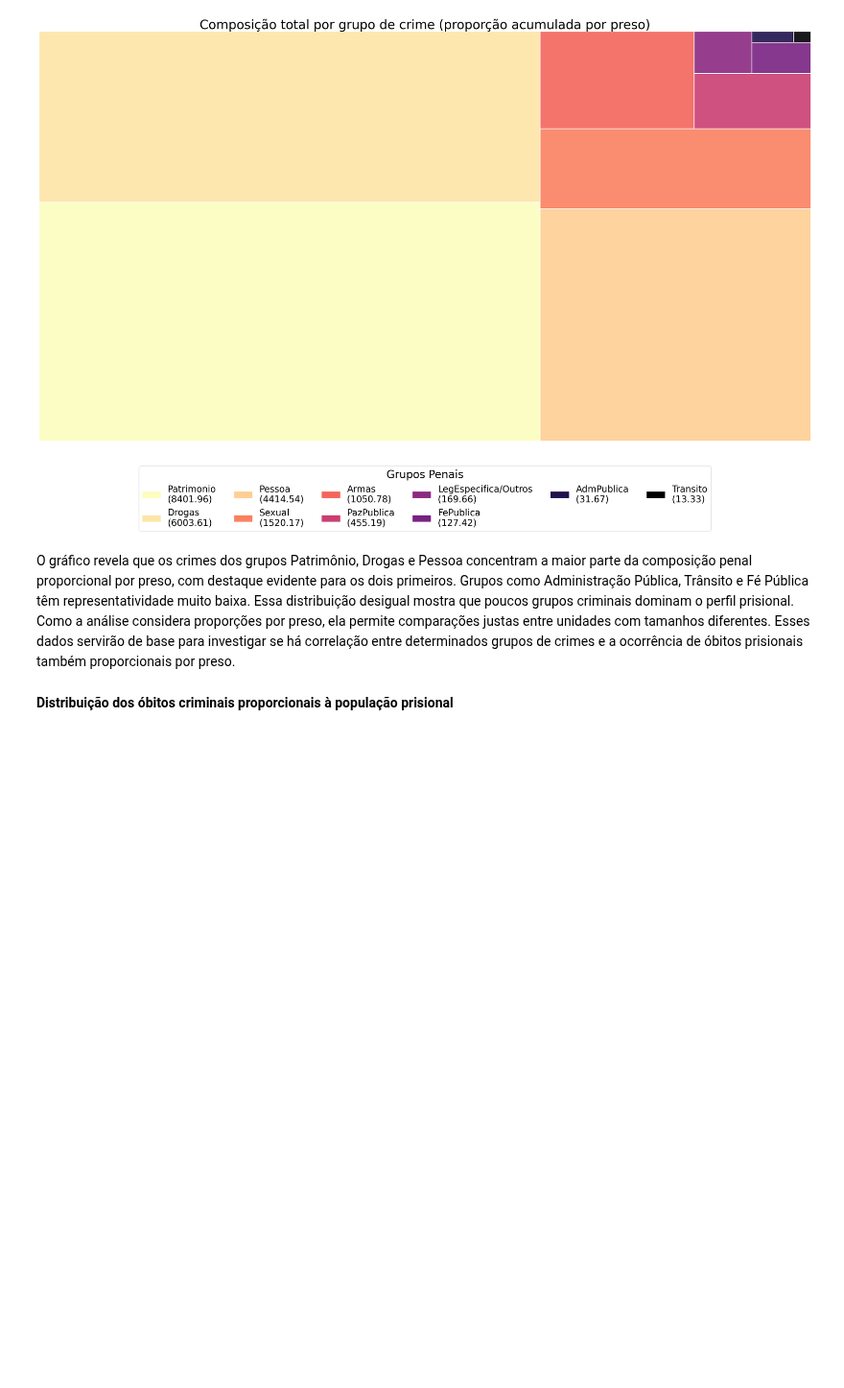
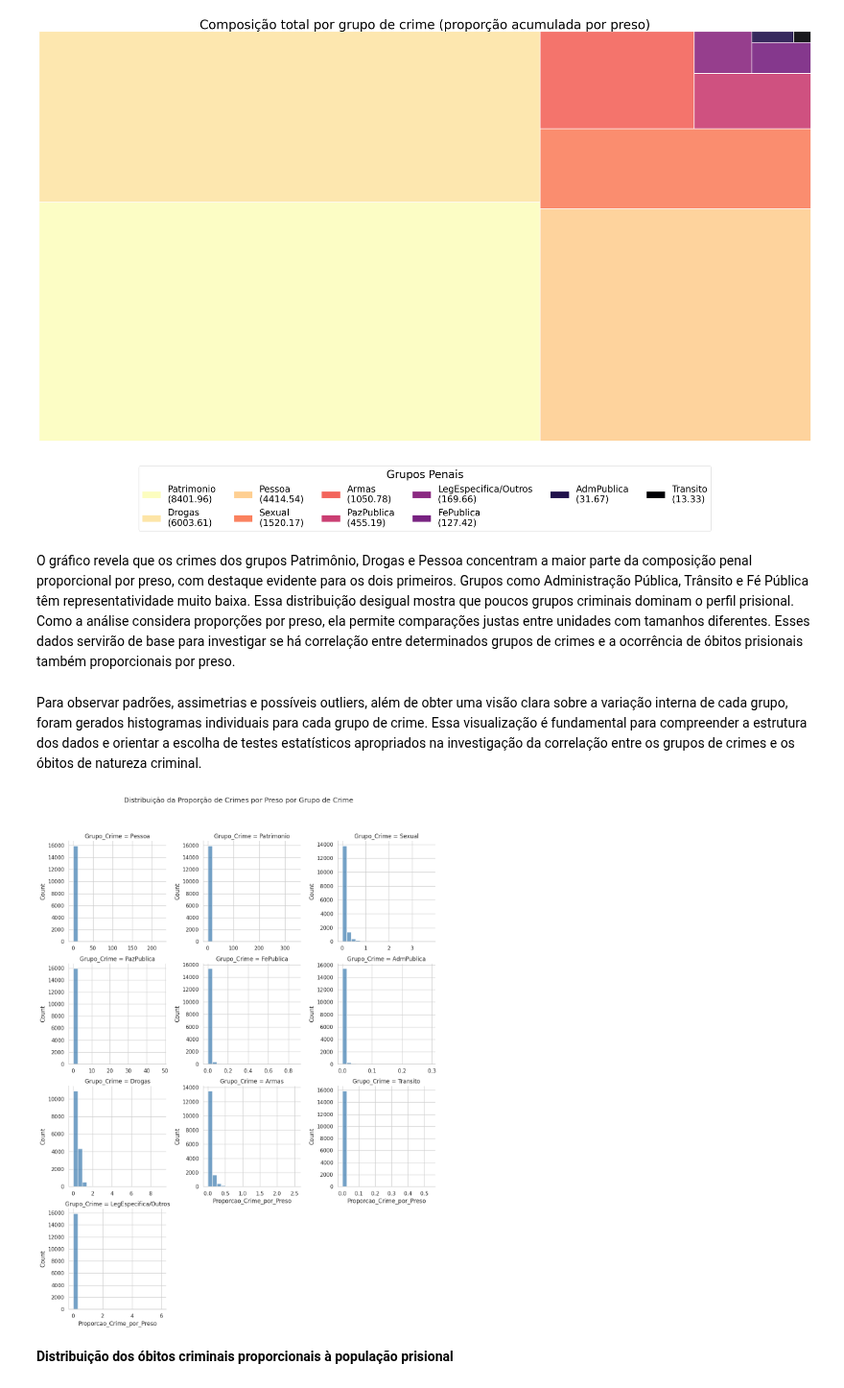
Before and after one commit to Caio-Brega/introducao-ciencia-dos-dados, a Jupyter notebook: TP_ICD.ipynb, the cells around one changed output. Shown at 96% size. Cells and saved outputs as stored; diff of their text form; code cells hidden in the pictures; blank space fills up the shorter version.

```diff
--- a/TP_ICD.ipynb
+++ b/TP_ICD.ipynb
@@ -1308,6 +1303,36 @@ plt.show()
 [figure]
 # %% [markdown]
 O gráfico revela que os crimes dos grupos Patrimônio, Drogas e Pessoa concentram a maior parte da composição penal proporcional por preso, com destaque evidente para os dois primeiros. Grupos como Administração Pública, Trânsito e Fé Pública têm representatividade muito baixa. Essa distribuição desigual mostra que poucos grupos criminais dominam o perfil prisional. Como a análise considera proporções por preso, ela permite comparações justas entre unidades com tamanhos diferentes. Esses dados servirão de base para investigar se há correlação entre determinados grupos de crimes e a ocorrência de óbitos prisionais também proporcionais por preso.
+# %% [markdown]
+Para observar padrões, assimetrias e possíveis outliers, além de obter uma visão clara sobre a variação interna de cada grupo, foram gerados histogramas individuais para cada grupo de crime. Essa visualização é fundamental para compreender a estrutura dos dados e orientar a escolha de testes estatísticos apropriados na investigação da correlação entre os grupos de crimes e os óbitos de natureza criminal.
+# %%
+coluna_obitos = 'Obitos_Criminais_Total_por_preso'
+
+grupos_validos = list(soma_grupos_filtrados.keys())
+
+df_long = pd.DataFrame()
+
+for grupo in grupos_validos:
+    nome_coluna = grupo + '_Total_por_preso'
+    if nome_coluna in df_crimes_obitos.columns:
+        temp = df_crimes_obitos[[nome_coluna]].copy()
+        temp['Grupo_Crime'] = grupo
+        temp['Proporcao_Crime_por_Preso'] = temp[nome_coluna]
+        temp['Obitos_Criminais_por_Preso'] = df_crimes_obitos[coluna_obitos]
+        df_long = pd.concat([df_long, temp[['Grupo_Crime', 'Proporcao_Crime_por_Preso', 'Obitos_Criminais_por_Preso']]])
+
+# Plota histogramas das proporções por grupo
+sns.set(style="whitegrid")
+
+g = sns.FacetGrid(df_long, col="Grupo_Crime", col_wrap=3, height=4, sharex=False, sharey=False)
+g.map(sns.histplot, "Proporcao_Crime_por_Preso", bins=20, color='steelblue')
+
+plt.subplots_adjust(top=0.9)
+g.fig.suptitle("Distribuição da Proporção de Crimes por Preso por Grupo de Crime")
+
+plt.show()
+# %% [output]
+[figure, added]
 # %% [markdown]
 **Distribuição dos óbitos criminais proporcionais à população prisional**
 # %%
```
Also changed, not shown: parts of 5 cells of this notebook.
